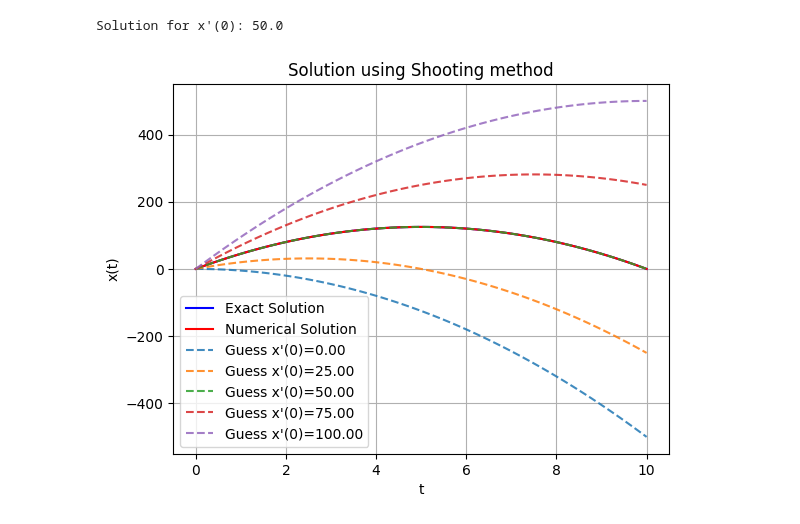
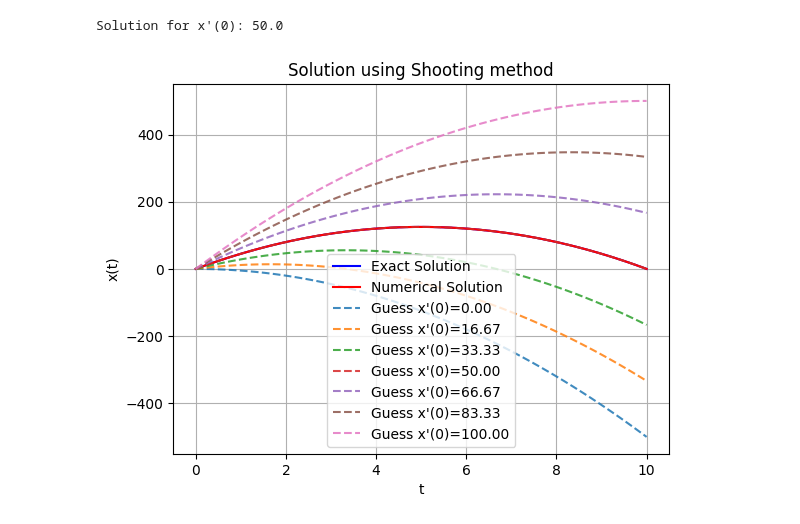
Before and after one commit to shayakbarh/Comp_Phy_Assignment_2, a Jupyter notebook: q_6.ipynb, the cells around one changed output. Saved outputs shown, nothing was run; the diff lists cells and outputs as text; code cells hidden in the pictures.

```diff
--- a/q_6.ipynb
+++ b/q_6.ipynb
@@ -34,7 +34,7 @@ def shooting_method(x0, beta, v_guesses):    # x = beta at t = t1
 
 # solve x'(0)
 beta = 0   # x = 0 at t = t1 = 10
-v_guesses = np.linspace(0, 100, 5)
+v_guesses = np.linspace(0, 100, 7)
 v_sol = shooting_method(0, beta, v_guesses)
 print("Solution for x'(0):", v_sol)
 
@@ -46,31 +46,31 @@ sol = solve_ivp(lambda t,x: f(t, x, g), [0, 10], [0, v_sol], t_eval=np.linspace(
 # function for exact solution
 def exact_sol(t):
     return -5*t**2 + 50*t
 
 # exact solutions
 t_values = np.linspace(0, 10, 100)
 x_exact = exact_sol(t_values)
 
 # Plot the exact the solution
 plt.plot(t_values, x_exact, color = 'b', label = "Exact Solution")
 
 
 # Plot the numerical solution using Shooting method
 plt.plot(sol.t, sol.y[0], color = 'r', label = "Numerical Solution")
 
 
 # Plot the candidate solutions
 for v in v_guesses:
     candidate_sol = solve_ivp(lambda t,x: f(t, x, g), [0, 10], [0, v], t_eval=np.linspace(0, 10, 100))
     plt.plot(candidate_sol.t, candidate_sol.y[0], linestyle='--', alpha = 0.85, label=f"Guess x'(0)={v:.2f}")
 
 
 plt.xlabel("t")
 plt.ylabel("x(t)")
 plt.legend()
 plt.title("Solution using Shooting method")
 plt.grid(True)
 plt.show()
 # %% [output]
 Solution for x'(0): 50.0
-[figure, old version]
+[figure, new version]
```
